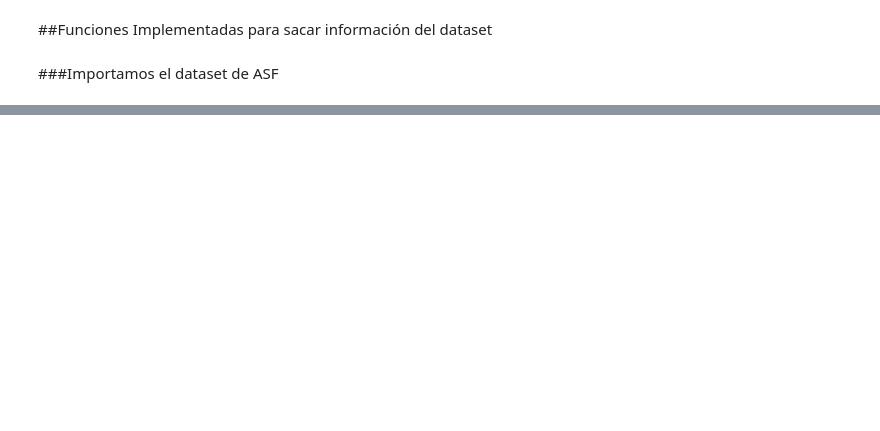
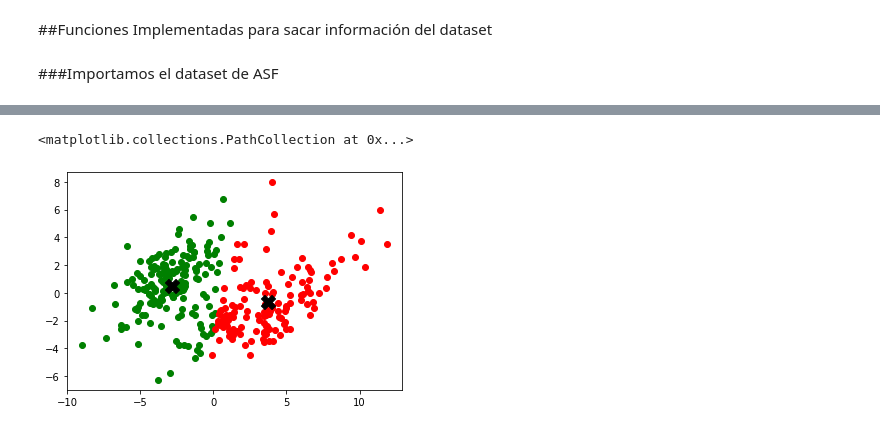
Before and after one commit to Forever-D14/Corrupt_ML, a Jupyter notebook: last_df_generator.ipynb, the cells around one changed output, grey strips where cells are left out. Drawn from its saved outputs; the diff is of its cells as text; code cells hidden in the pictures; blank space fills up the shorter version.

```diff
--- a/last_df_generator.ipynb
+++ b/last_df_generator.ipynb
@@ -237,0 +148,9 @@ sns.pairplot(zz)
+# %%
+kmeans = KMeans(n_clusters = 2, init= "k-means++")
+kmeans.fit(ds_cpi_reduced)
+ds_cpi['cluster'] = kmeans.predict(ds_cpi_reduced)
+ds_cpi_reduced['cluster'] = kmeans.predict(ds_cpi_reduced)
+
+ds_cpi.head()
+
+ds_cpi.to_csv("Hola.csv")
@@ -237,0 +160,7 @@ sns.pairplot(zz)
+# %%
+plt.scatter(ds_cpi_reduced[0][ds_cpi_reduced['cluster'] == 0], ds_cpi_reduced[1][ds_cpi_reduced['cluster']==0], color = "green")
+plt.scatter(ds_cpi_reduced[0][ds_cpi_reduced['cluster'] == 1], ds_cpi_reduced[1][ds_cpi_reduced['cluster']==1], color = "red")
+plt.scatter(kmeans.cluster_centers_[:,0],kmeans.cluster_centers_[:,1],color = "k",marker='X', s=200)
+# %% [output]
+<matplotlib.collections.PathCollection at 0x...>
+[figure, added]
```
Also changed, not shown: parts of 40 cells of this notebook.
